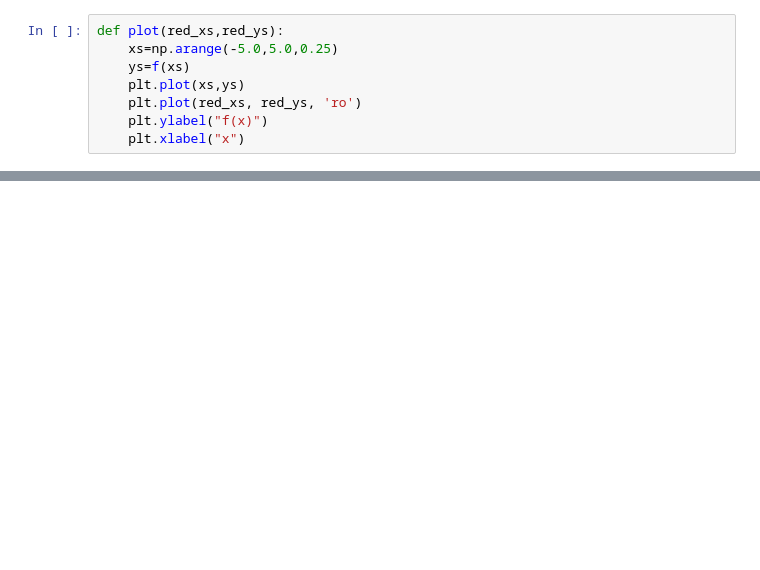
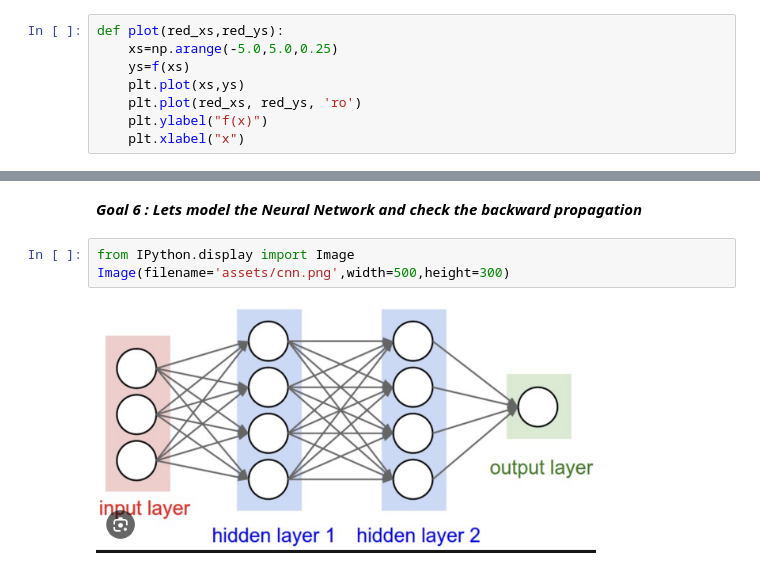
Before and after one commit to asifmomin/deeplearning, a Jupyter notebook: back-propagation-1.ipynb, the cells around one changed output, grey strips where cells are left out. Cells and saved outputs as stored; diff of their text form; blank space fills up the shorter version.

```diff
--- a/back-propagation-1.ipynb
+++ b/back-propagation-1.ipynb
@@ -74,0 +565,7 @@ plot(r_xs,r_ys)
+# %% [markdown]
+***Goal 6 : Lets model the Neural Network and check the backward propagation***
+# %%
+from IPython.display import Image
+Image(filename='assets/cnn.png',width=500,height=300)
+# %% [output]
+[figure, added]
```
Also changed, not shown: parts of 83 cells of this notebook, 2 other files.
